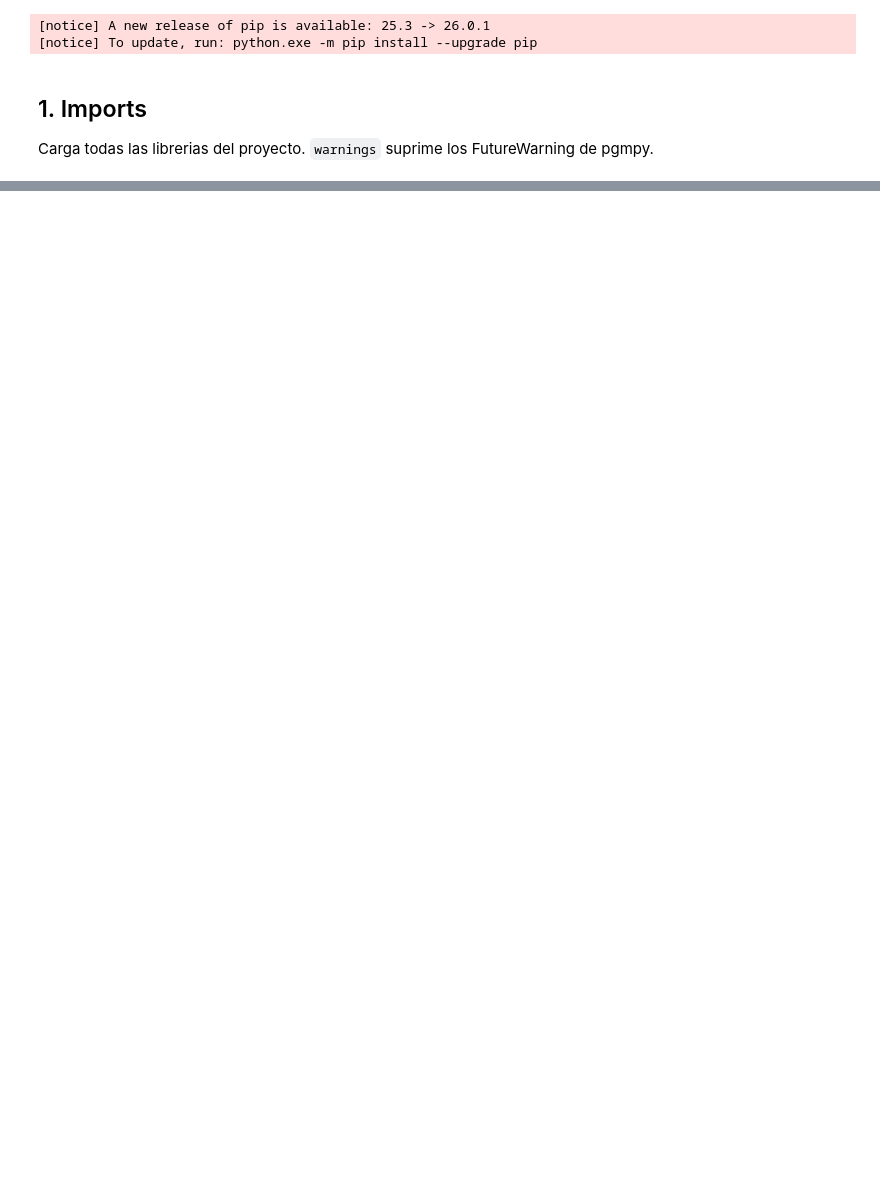
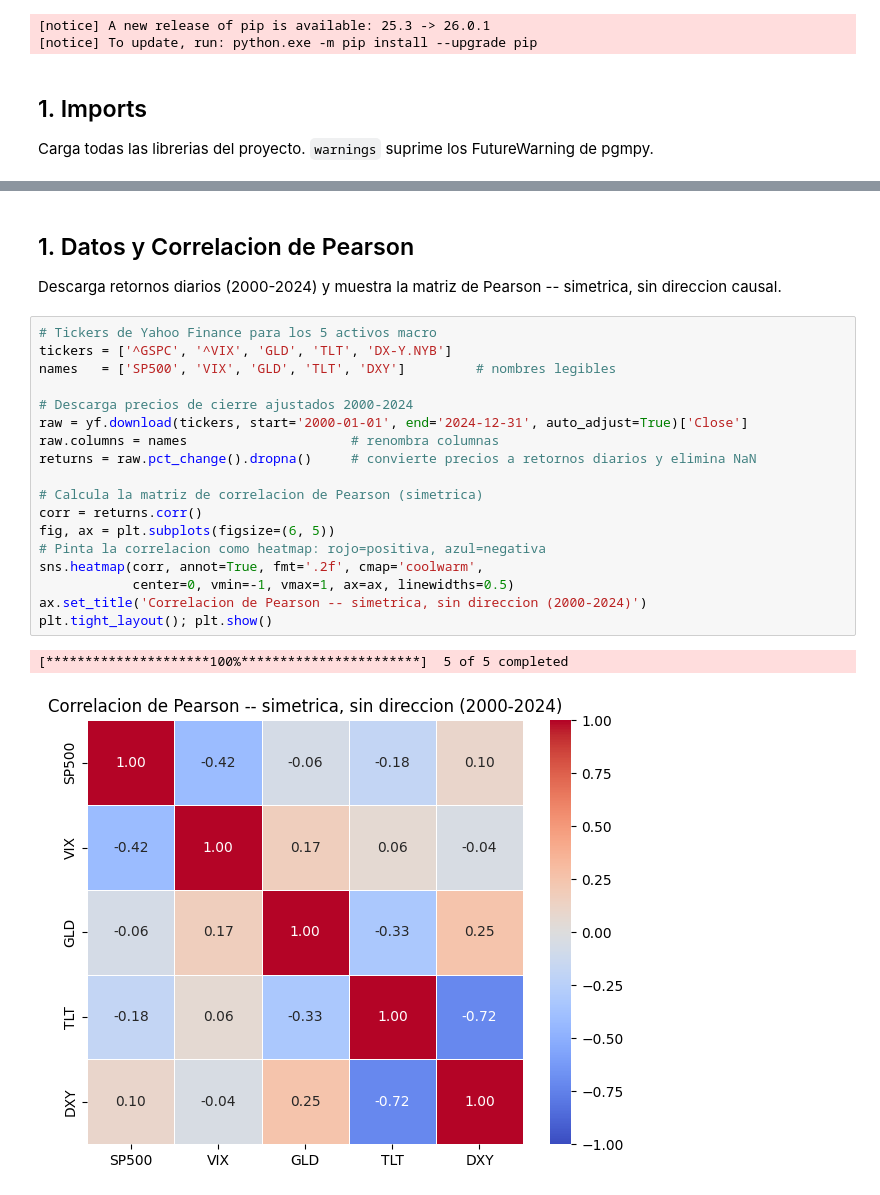
Before and after one commit to Romequinco/TAREA_CAUSALIDAD_GRAFOS_FINANZAS, a Jupyter notebook: notebook_causalidad.ipynb, the cells around one changed output, grey strips where cells are left out. Saved outputs shown, nothing was run; the diff lists cells and outputs as text; blank space fills up the shorter version.

```diff
--- a/notebook_causalidad.ipynb
+++ b/notebook_causalidad.ipynb
@@ -355,0 +36,25 @@ Diferencia              : -0.0156
+# %% [markdown]
+## 1. Datos y Correlacion de Pearson
+
+Descarga retornos diarios (2000-2024) y muestra la matriz de Pearson -- simetrica, sin direccion causal.
+# %%
+# Tickers de Yahoo Finance para los 5 activos macro
+tickers = ['^GSPC', '^VIX', 'GLD', 'TLT', 'DX-Y.NYB']
+names   = ['SP500', 'VIX', 'GLD', 'TLT', 'DXY']         # nombres legibles
+
+# Descarga precios de cierre ajustados 2000-2024
+raw = yf.download(tickers, start='2000-01-01', end='2024-12-31', auto_adjust=True)['Close']
+raw.columns = names                     # renombra columnas
+returns = raw.pct_change().dropna()     # convierte precios a retornos diarios y elimina NaN
+
+# Calcula la matriz de correlacion de Pearson (simetrica)
+corr = returns.corr()
+fig, ax = plt.subplots(figsize=(6, 5))
+# Pinta la correlacion como heatmap: rojo=positiva, azul=negativa
+sns.heatmap(corr, annot=True, fmt='.2f', cmap='coolwarm',
+            center=0, vmin=-1, vmax=1, ax=ax, linewidths=0.5)
+ax.set_title('Correlacion de Pearson -- simetrica, sin direccion (2000-2024)')
+plt.tight_layout(); plt.show()
+# %% [output]
+[*********************100%***********************]  5 of 5 completed
+[figure, added]
```
Also changed, not shown: parts of 45 cells of this notebook, 2 other files.
